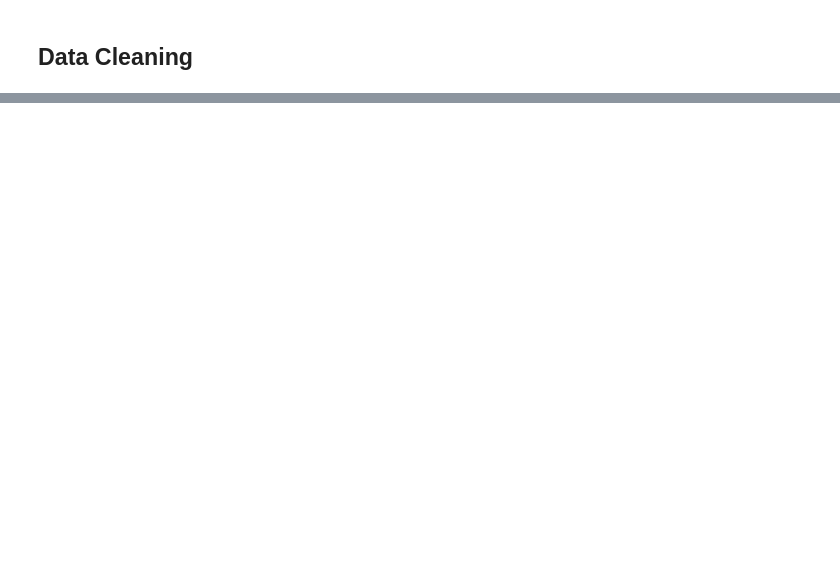
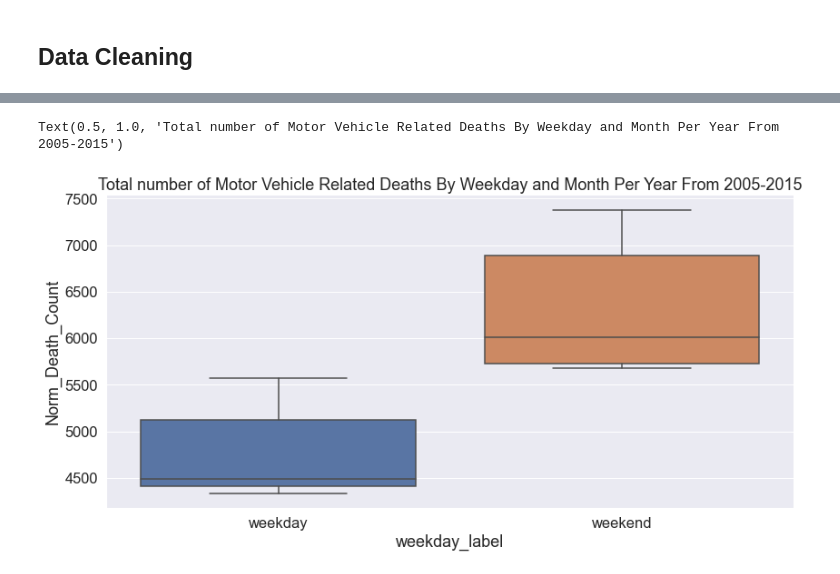
Before and after one commit to MimiBebe/Project-1Team3, a Jupyter notebook: Main.ipynb, the cells around one changed output, grey strips where cells are left out. Cells and saved outputs as stored; diff of their text form; code cells hidden in the pictures; blank space fills up the shorter version.

```diff
--- a/Main.ipynb
+++ b/Main.ipynb
@@ -102,0 +357,16 @@ finalDf =  finalDf[finalDf["day_of_week_of_death"] != "Unknown"]
+# %%
+weekdayWeekendStats= finalDf.groupby(["current_data_year","weekday_label"])\
+                .agg( Death_Count =("death","sum"),nDay = ("day_of_week_of_death","nunique"))\
+                                    .reset_index("weekday_label").reset_index("current_data_year")
+weekdayWeekendStats["Norm_Death_Count"] = weekdayWeekendStats["Death_Count"]/weekdayWeekendStats["nDay"]
+sns.set(font_scale=1.5)
+fig4 = sns.catplot(x = "weekday_label",       # x variable name
+            y = "Norm_Death_Count",       # y variable name
+            data = weekdayWeekendStats,     # dataframe to plot
+            kind = "box",
+            height=6,
+            aspect=2)
+plt.title('Total number of Motor Vehicle Related Deaths By Weekday and Month Per Year From 2005-2015')
+# %% [output]
+Text(0.5, 1.0, 'Total number of Motor Vehicle Related Deaths By Weekday and Month Per Year From 2005-2015')
+[figure, added]
```
Also changed, not shown: parts of 32 cells of this notebook.
